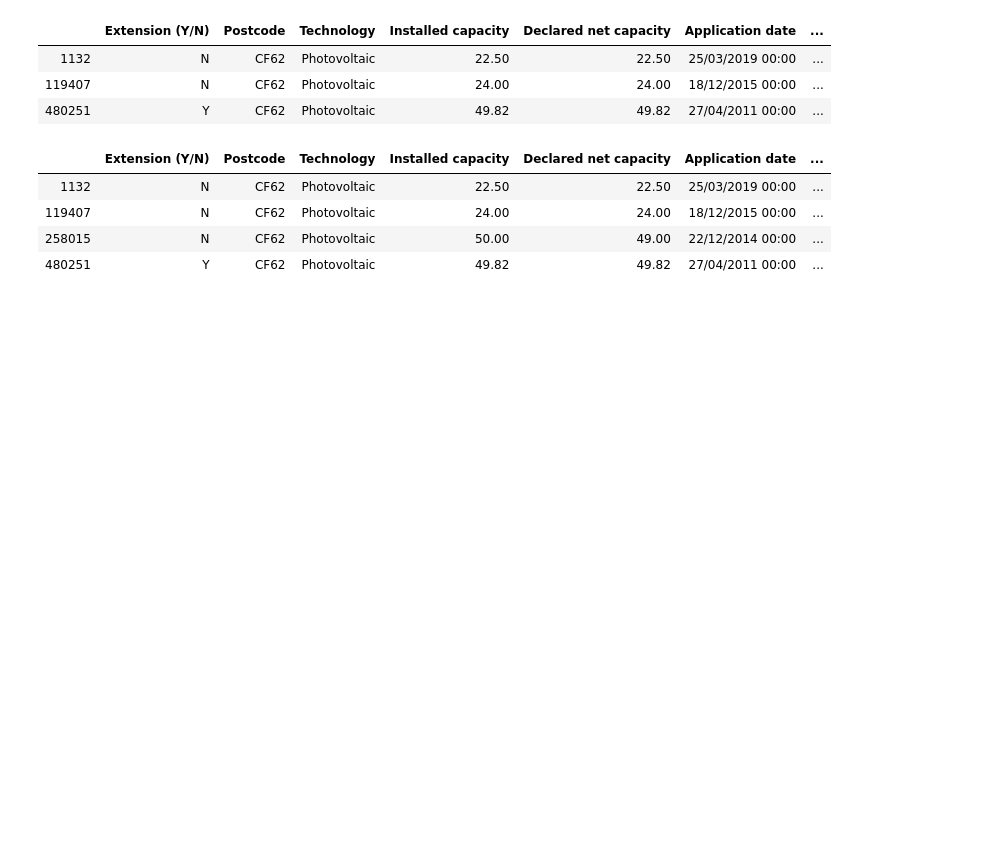
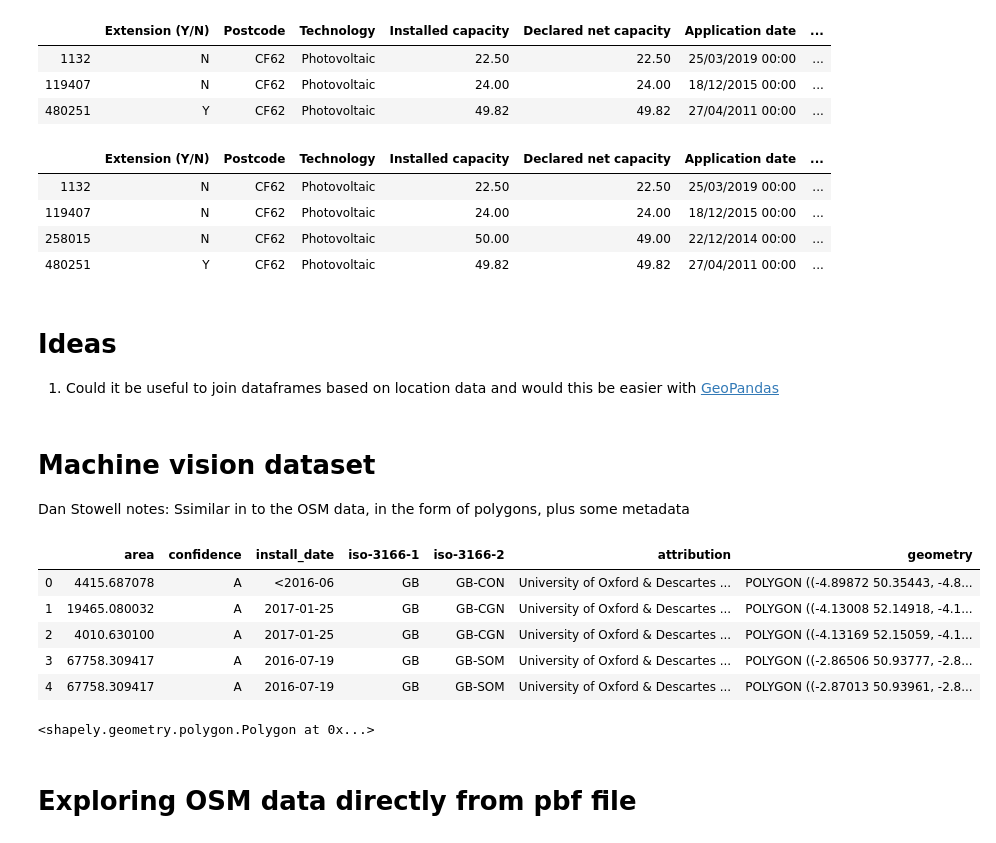
Before and after one commit to alan-turing-institute/solar-panel-detection, a Jupyter notebook: notebooks/data play.ipynb, the cells around one changed output. Cells and saved outputs as stored; diff of their text form; code cells hidden in the pictures; blank space fills up the shorter version.

```diff
--- a/notebooks/data play.ipynb
+++ b/notebooks/data play.ipynb
@@ -211,3 +212,35 @@ fit_df.loc[(fit_df['Declared net capacity'] > 20) & (fit_df['Declared net capaci
 | 119407 | N | CF62 | Photovoltaic | 24.00 | 24.00 | 18/12/2015 00:00 | ... |
 | 258015 | N | CF62 | Photovoltaic | 50.00 | 49.00 | 22/12/2014 00:00 | ... |
 | 480251 | Y | CF62 | Photovoltaic | 49.82 | 49.82 | 27/04/2011 00:00 | ... |
+# %% [markdown]
+Ideas
+====
+
+1. Could it be useful to join dataframes based on location data and would this be easier with [GeoPandas](http://geopandas.org/mergingdata.html#spatial-joins)
+# %% [markdown]
+Machine vision dataset
+======
+
+Dan Stowell notes: Ssimilar in to the OSM data, in the form of polygons, plus some metadata
+# %%
+import geopandas as gpd
+
+machine_vision = "../data/machine-vision-descartes/Kruitwagen_Story_GB_fc.geojson"
+
+machine_vision_df = gpd.read_file(machine_vision)
+# %%
+machine_vision_df.head()
+# %% [output]
+|  | area | confidence | install_date | iso-3166-1 | iso-3166-2 | attribution | geometry |
+| 0 | 4415.687078 | A | <2016-06 | GB | GB-CON | University of Oxford & Descartes ... | POLYGON ((-4.89872 50.35443, -4.8... |
+| 1 | 19465.080032 | A | 2017-01-25 | GB | GB-CGN | University of Oxford & Descartes ... | POLYGON ((-4.13008 52.14918, -4.1... |
+| 2 | 4010.630100 | A | 2017-01-25 | GB | GB-CGN | University of Oxford & Descartes ... | POLYGON ((-4.13169 52.15059, -4.1... |
+| 3 | 67758.309417 | A | 2016-07-19 | GB | GB-SOM | University of Oxford & Descartes ... | POLYGON ((-2.86506 50.93777, -2.8... |
+| 4 | 67758.309417 | A | 2016-07-19 | GB | GB-SOM | University of Oxford & Descartes ... | POLYGON ((-2.87013 50.93961, -2.8... |
+# %%
+machine_vision_df['geometry'][1]
+# %% [output]
+<shapely.geometry.polygon.Polygon at 0x...>
+# %% [markdown]
+Exploring OSM data directly from pbf file
+====
```
Also changed, not shown: parts of 8 cells of this notebook.
